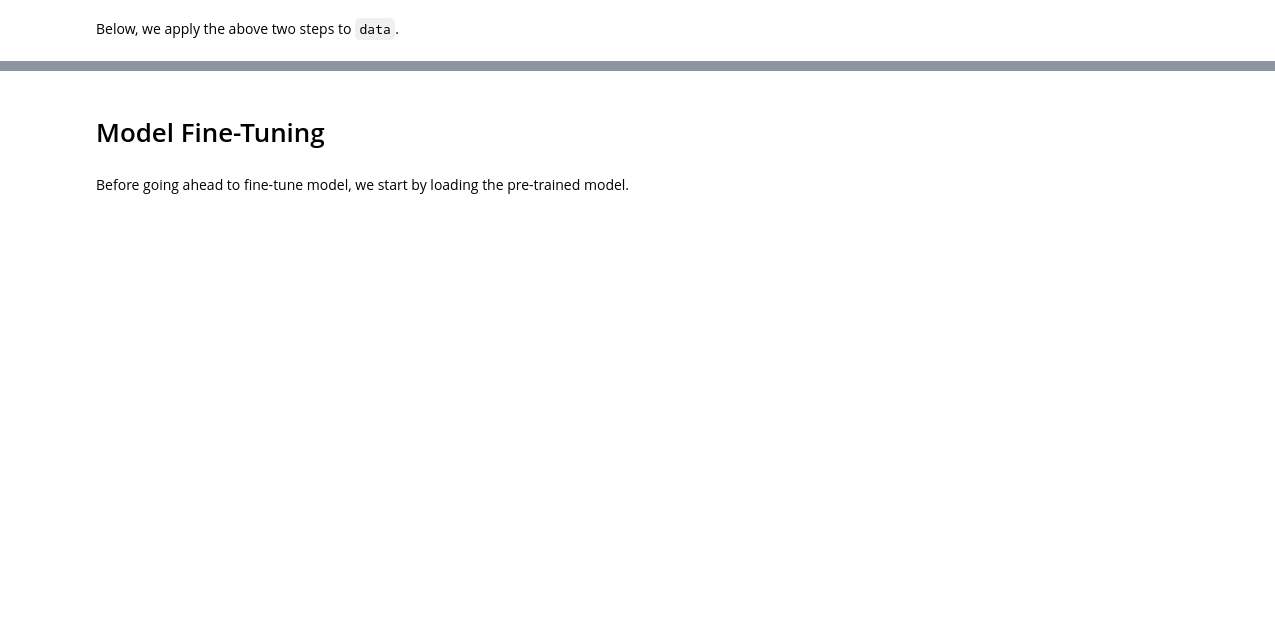
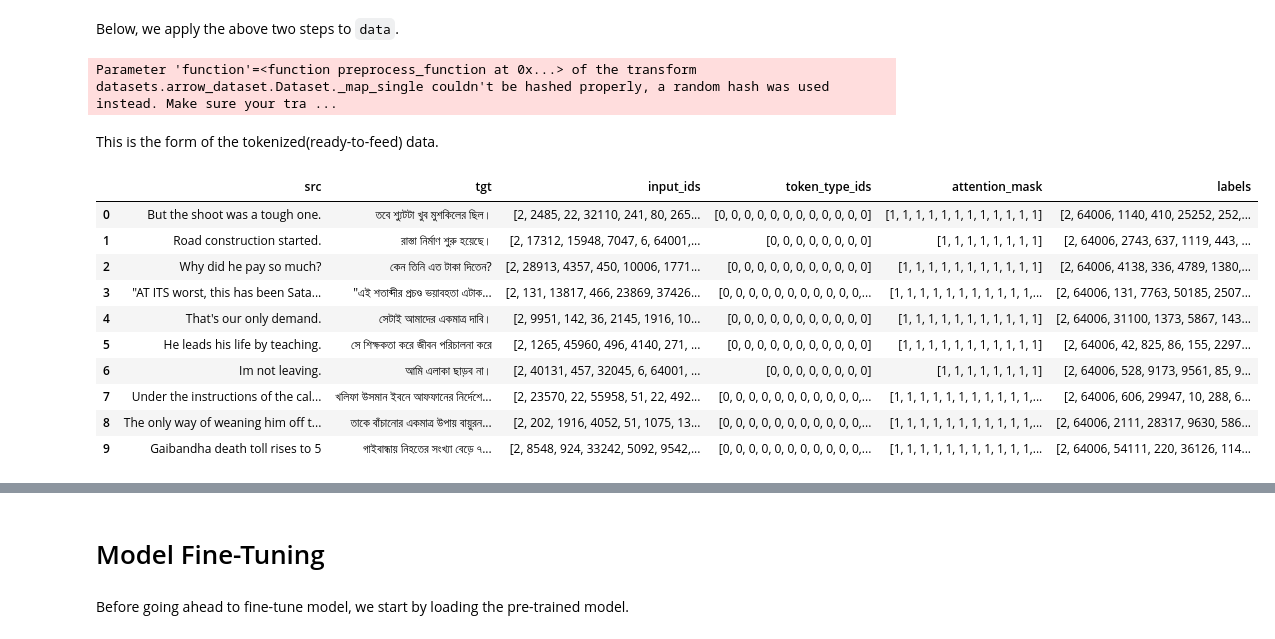
Before and after one commit to RishiDarkDevil/Neural-Machine-Translation-English-Bengali, a Jupyter notebook: Fine_Tune_Neural_Machine_Translation.ipynb, the cells around one changed output, grey strips where cells are left out. Cells and saved outputs as stored; diff of their text form; code cells hidden in the pictures; blank space fills up the shorter version.

Commit message:
Start fine tuning

```diff
--- a/Fine_Tune_Neural_Machine_Translation.ipynb
+++ b/Fine_Tune_Neural_Machine_Translation.ipynb
@@ -124,11 +149,29 @@ max_input_length = 128
 max_target_length = 128
 def preprocess_function(examples):
     input_conv = [sent + " </s> <2en>" for sent in examples['src']]
-    model_inputs = tokenizer(examples['src'], max_length=max_input_length, truncation=True)
-    output_conv = ["<2bn> " + ben_dev.transliterate(sent, "bn", "hi") + " </s>" for sent in examples['tgt']]
+    model_inputs = tokenizer(input_conv, max_length=max_input_length, truncation=True)
+    output_conv = ["<2hi> " + ben_dev.transliterate(sent, "bn", "hi") + " </s>" for sent in examples['tgt']]
     with tokenizer.as_target_tokenizer():
         labels = tokenizer(output_conv, max_length=max_target_length, truncation=True)
     model_inputs["labels"] = labels["input_ids"]
     return model_inputs
 # %%
 tokenized_data = data.map(preprocess_function, batched=True)
+# %% [output]
+Parameter 'function'=<function preprocess_function at 0x...> of the transform datasets.arrow_dataset.Dataset._map_single couldn't be hashed properly, a random hash was used instead. Make sure your tra ...
+# %% [markdown]
+This is the form of the tokenized(ready-to-feed) data.
+# %%
+pd.DataFrame(tokenized_data['train'][:10])
+# %% [output]
+|  | src | tgt | input_ids | token_type_ids | attention_mask | labels |
+| 0 | But the shoot was a tough one. | তবে শ্যুটটা খুব মুশকিলের ছিল। | [2, 2485, 22, 32110, 241, 80, 265... | [0, 0, 0, 0, 0, 0, 0, 0, 0, 0, 0, 0] | [1, 1, 1, 1, 1, 1, 1, 1, 1, 1, 1, 1] | [2, 64006, 1140, 410, 25252, 252,... |
+| 1 | Road construction started. | রাস্তা নির্মাণ শুরু হয়েছে। | [2, 17312, 15948, 7047, 6, 64001,... | [0, 0, 0, 0, 0, 0, 0, 0] | [1, 1, 1, 1, 1, 1, 1, 1] | [2, 64006, 2743, 637, 1119, 443, ... |
+| 2 | Why did he pay so much? | কেন তিনি এত টাকা দিতেন? | [2, 28913, 4357, 450, 10006, 1771... | [0, 0, 0, 0, 0, 0, 0, 0, 0, 0, 0] | [1, 1, 1, 1, 1, 1, 1, 1, 1, 1, 1] | [2, 64006, 4138, 336, 4789, 1380,... |
+| 3 | "AT ITS worst, this has been Sata... | "এই শতাব্দীর প্রচণ্ড ভয়াবহতা এটাক... | [2, 131, 13817, 466, 23869, 37426... | [0, 0, 0, 0, 0, 0, 0, 0, 0, 0, 0,... | [1, 1, 1, 1, 1, 1, 1, 1, 1, 1, 1,... | [2, 64006, 131, 7763, 50185, 2507... |
+| 4 | That's our only demand. | সেটাই আমাদের একমাত্র দাবি। | [2, 9951, 142, 36, 2145, 1916, 10... | [0, 0, 0, 0, 0, 0, 0, 0, 0, 0, 0] | [1, 1, 1, 1, 1, 1, 1, 1, 1, 1, 1] | [2, 64006, 31100, 1373, 5867, 143... |
+| 5 | He leads his life by teaching. | সে শিক্ষকতা করে জীবন পরিচালনা করে | [2, 1265, 45960, 496, 4140, 271, ... | [0, 0, 0, 0, 0, 0, 0, 0, 0, 0, 0] | [1, 1, 1, 1, 1, 1, 1, 1, 1, 1, 1] | [2, 64006, 42, 825, 86, 155, 2297... |
+| 6 | Im not leaving. | আমি এলাকা ছাড়ব না। | [2, 40131, 457, 32045, 6, 64001, ... | [0, 0, 0, 0, 0, 0, 0, 0] | [1, 1, 1, 1, 1, 1, 1, 1] | [2, 64006, 528, 9173, 9561, 85, 9... |
+| 7 | Under the instructions of the cal... | খলিফা উসমান ইবনে আফফানের নির্দেশে... | [2, 23570, 22, 55958, 51, 22, 492... | [0, 0, 0, 0, 0, 0, 0, 0, 0, 0, 0,... | [1, 1, 1, 1, 1, 1, 1, 1, 1, 1, 1,... | [2, 64006, 606, 29947, 10, 288, 6... |
+| 8 | The only way of weaning him off t... | তাকে বাঁচানোর একমাত্র উপায় বায়ুরন... | [2, 202, 1916, 4052, 51, 1075, 13... | [0, 0, 0, 0, 0, 0, 0, 0, 0, 0, 0,... | [1, 1, 1, 1, 1, 1, 1, 1, 1, 1, 1,... | [2, 64006, 2111, 28317, 9630, 586... |
+| 9 | Gaibandha death toll rises to 5 | গাইবান্ধায় নিহতের সংখ্যা বেড়ে ৭... | [2, 8548, 924, 33242, 5092, 9542,... | [0, 0, 0, 0, 0, 0, 0, 0, 0, 0, 0,... | [1, 1, 1, 1, 1, 1, 1, 1, 1, 1, 1,... | [2, 64006, 54111, 220, 36126, 114... |
```
Also changed, not shown: parts of 24 cells of this notebook.
